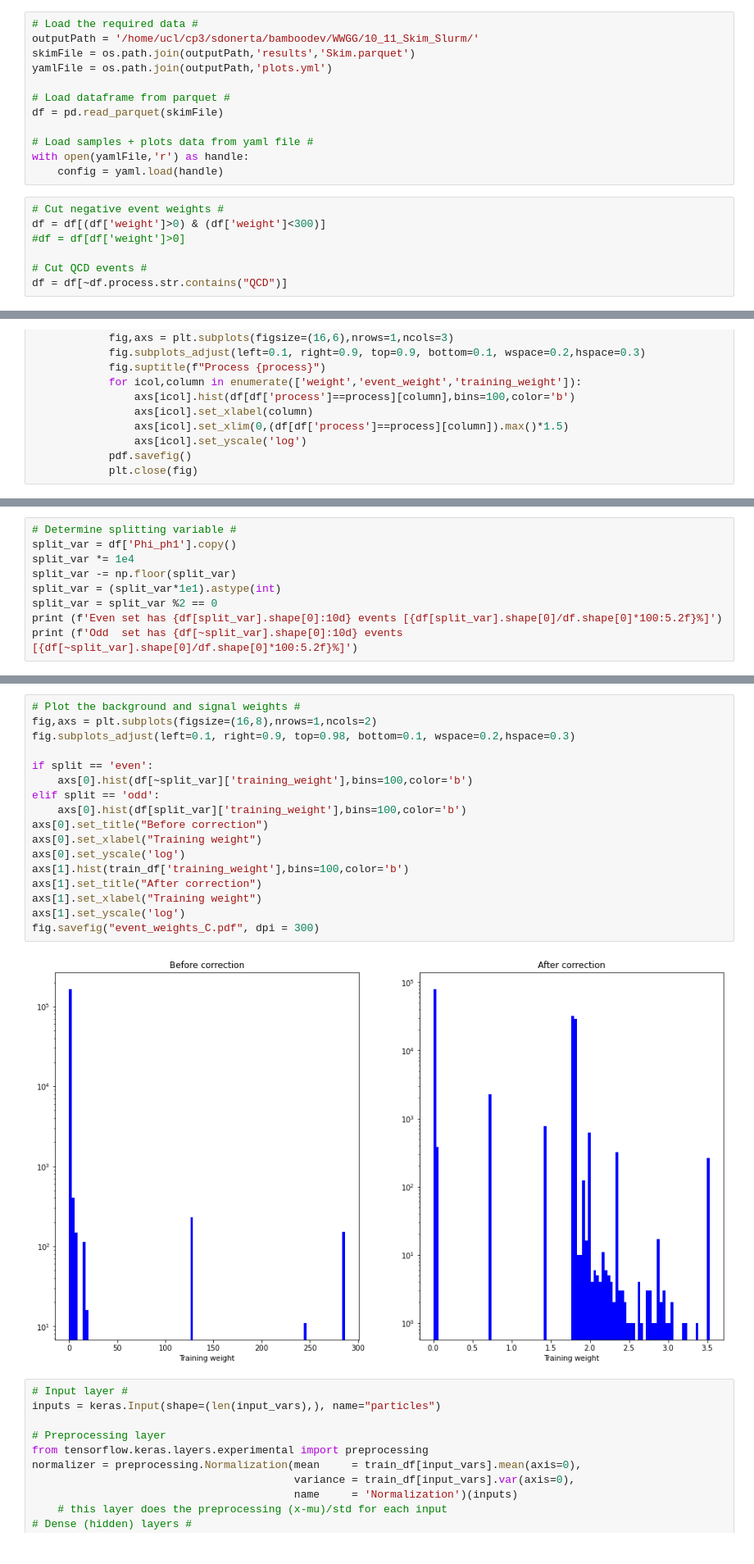
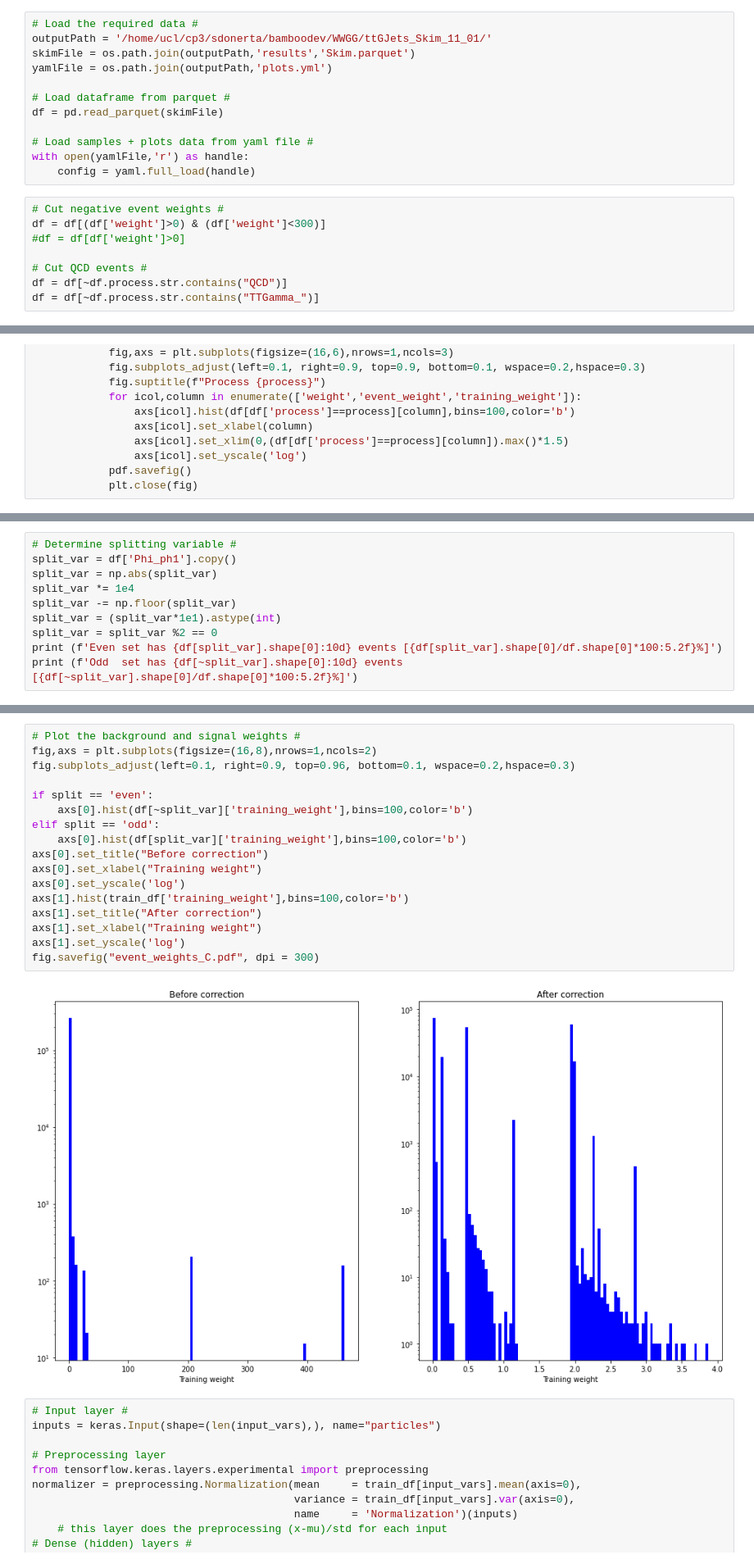
Before and after one commit to suatdonertas/DNN_HHWWGG, a Jupyter notebook: DNN.ipynb, the cells around one changed output, grey strips where cells are left out. Shown at 82% size. Cells and saved outputs as stored; diff of their text form.

```diff
--- a/DNN.ipynb
+++ b/DNN.ipynb
@@ -83,7 +83,7 @@ input_vars=["Eta_ph1",
             "met"]
 # %%
 # Load the required data #
-outputPath = '/home/ucl/cp3/sdonerta/bamboodev/WWGG/10_11_Skim_Slurm/'
+outputPath = '/home/ucl/cp3/sdonerta/bamboodev/WWGG/ttGJets_Skim_11_01/'
 skimFile = os.path.join(outputPath,'results','Skim.parquet')
 yamlFile = os.path.join(outputPath,'plots.yml')
 
@@ -92,7 +92,7 @@ df = pd.read_parquet(skimFile)
 
 # Load samples + plots data from yaml file #
 with open(yamlFile,'r') as handle:
-    config = yaml.load(handle)
+    config = yaml.full_load(handle)
 # %%
 # Cut negative event weights #
 df = df[(df['weight']>0) & (df['weight']<300)]
@@ -100,6 +100,7 @@ df = df[(df['weight']>0) & (df['weight']<300)]
 
 # Cut QCD events #
 df = df[~df.process.str.contains("QCD")]
+df = df[~df.process.str.contains("TTGamma_")]
 # %%
 # Set labels #
 df["label"] = 0
@@ -255,6 +256,7 @@ print(df[input_vars])
 # %%
 # Determine splitting variable #
 split_var = df['Phi_ph1'].copy()
+split_var = np.abs(split_var)
 split_var *= 1e4
 split_var -= np.floor(split_var)
 split_var = (split_var*1e1).astype(int)
@@ -354,22 +356,22 @@ Total set      = 330161
 # %%
 # Plot the background and signal weights #
 fig,axs = plt.subplots(figsize=(16,8),nrows=1,ncols=2)
-fig.subplots_adjust(left=0.1, right=0.9, top=0.98, bottom=0.1, wspace=0.2,hspace=0.3)
+fig.subplots_adjust(left=0.1, right=0.9, top=0.96, bottom=0.1, wspace=0.2,hspace=0.3)
 
 if split == 'even':
     axs[0].hist(df[~split_var]['training_weight'],bins=100,color='b')
 elif split == 'odd':
     axs[0].hist(df[split_var]['training_weight'],bins=100,color='b')
 axs[0].set_title("Before correction")
 axs[0].set_xlabel("Training weight")
 axs[0].set_yscale('log')
 axs[1].hist(train_df['training_weight'],bins=100,color='b')
 axs[1].set_title("After correction")
 axs[1].set_xlabel("Training weight")
 axs[1].set_yscale('log')
 fig.savefig("event_weights_C.pdf", dpi = 300)
 # %% [output]
-[figure, old version]
+[figure, new version]
 # %%
 # Input layer #
 inputs = keras.Input(shape=(len(input_vars),), name="particles")
```
Also changed, not shown: parts of 16 cells of this notebook, 2 other files.
